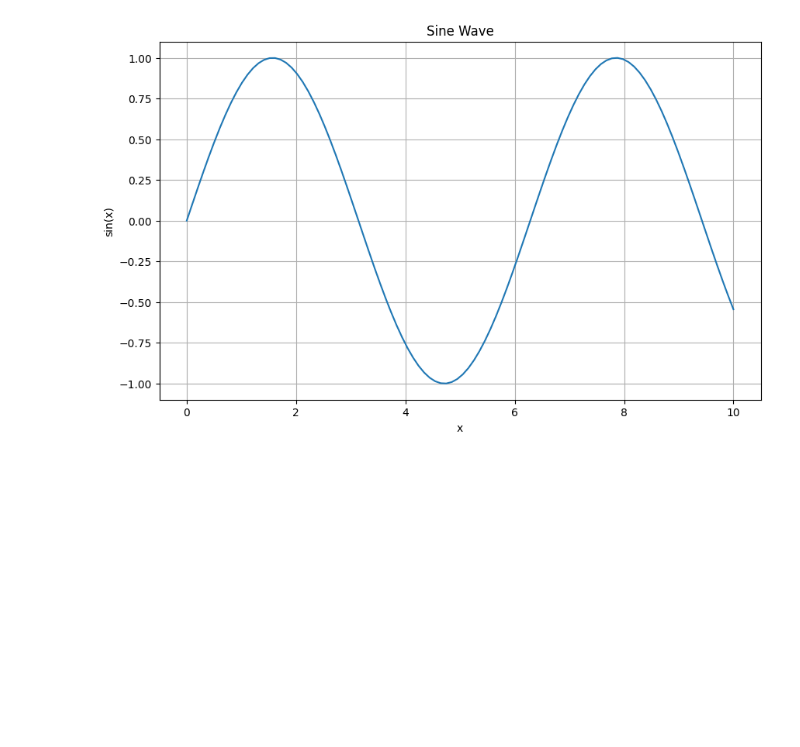
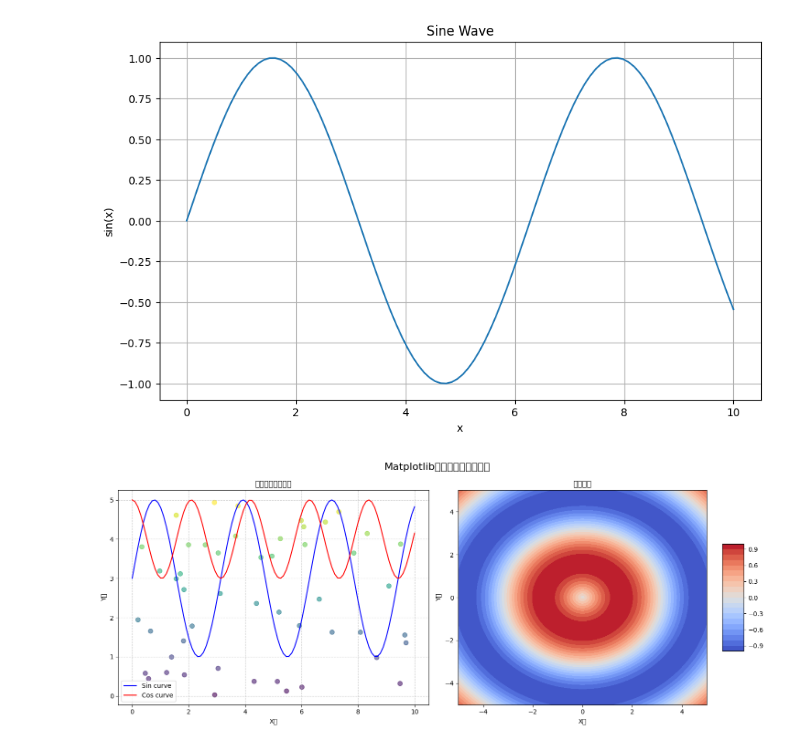
Before and after one commit to ryutkura/Jupyter_Sample, a Jupyter notebook: Jupyter_Sample/notebooks/test.ipynb, the cells around one changed output. Cells and saved outputs as stored; diff of their text form; code cells hidden in the pictures; blank space fills up the shorter version.

```diff
--- a/Jupyter_Sample/notebooks/test.ipynb
+++ b/Jupyter_Sample/notebooks/test.ipynb
@@ -21,3 +21,45 @@ plt.show()
 # %% [output]
 Matplotlib is building the font cache; this may take a moment.
 [figure]
+# %%
+import numpy as np
+import matplotlib.pyplot as plt
+from matplotlib import cm
+
+# データの準備
+np.random.seed(42)
+x = np.linspace(0, 10, 100)
+y1 = 3 + 2*np.sin(2*x)
+y2 = 4 + np.cos(3*x)
+scatter_x = np.random.rand(50) * 10
+scatter_y = np.random.rand(50) * 5
+
+# プロットの設定
+fig, (ax1, ax2) = plt.subplots(1, 2, figsize=(15, 6))
+fig.suptitle('Matplotlibを使った複合グラフ', fontsize=16)
+
+# 左側のサブプロット: 線グラフと散布図
+ax1.plot(x, y1, label='Sin curve', color='blue')
+ax1.plot(x, y2, label='Cos curve', color='red')
+ax1.scatter(scatter_x, scatter_y, c=scatter_y, cmap='viridis', s=50, alpha=0.6)
+ax1.set_title('線グラフと散布図')
+ax1.set_xlabel('X軸')
+ax1.set_ylabel('Y軸')
+ax1.legend()
+ax1.grid(True, linestyle='--', alpha=0.7)
+
+# 右側のサブプロット: 3D surface plot
+X, Y = np.meshgrid(np.linspace(-5, 5, 100), np.linspace(-5, 5, 100))
+Z = np.sin(np.sqrt(X**2 + Y**2))
+
+surf = ax2.contourf(X, Y, Z, cmap=cm.coolwarm, levels=20)
+ax2.set_title('等高線図')
+ax2.set_xlabel('X軸')
+ax2.set_ylabel('Y軸')
+fig.colorbar(surf, ax=ax2, shrink=0.5, aspect=5)
+
+# レイアウトの調整と表示
+plt.tight_layout()
+plt.show()
+# %% [output]
+[figure, added]
```
